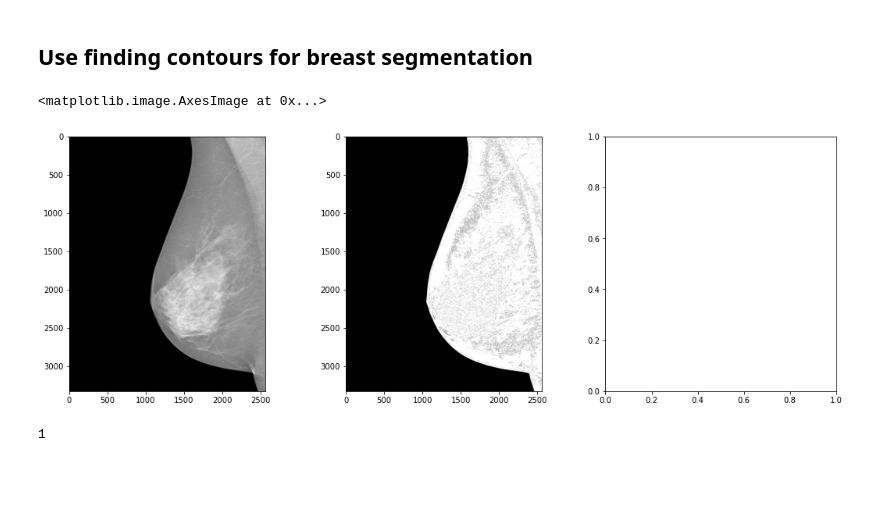
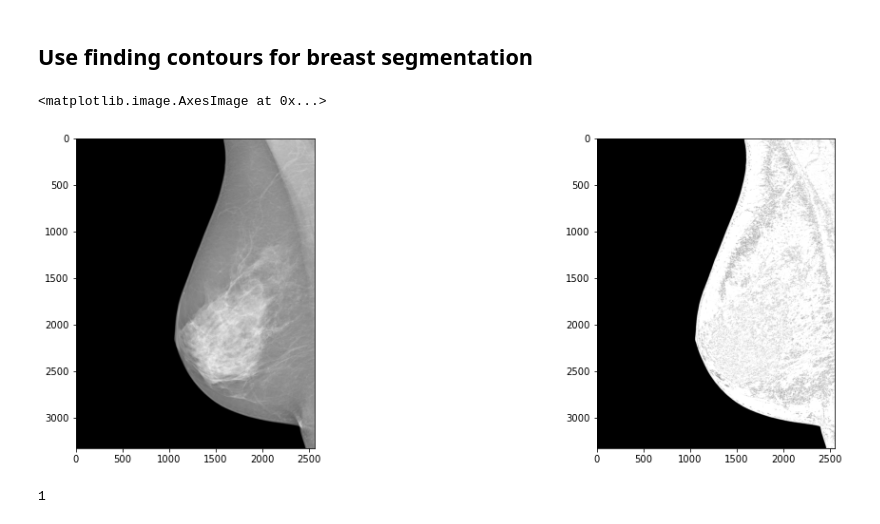
Before and after one commit to Subhra11/Breast-Cancer-Detection, a Jupyter notebook: Image Enhancement.ipynb, the cells around one changed output. Saved outputs shown, nothing was run; the diff lists cells and outputs as text; code cells hidden in the pictures; blank space fills up the shorter version.

```diff
--- a/Image Enhancement.ipynb
+++ b/Image Enhancement.ipynb
@@ -404,14 +404,14 @@ ret,th = cv2.threshold(img.astype(np.uint8), 13, 255, cv2.THRESH_BINARY)
 # %%
 contours, hierarchy = cv2.findContours(th, cv2.RETR_TREE, cv2.CHAIN_APPROX_SIMPLE)
 # %%
-fig,axes = subplots(1, 3)
+fig,axes = subplots(1, 2)
 fig.set_size_inches([18, 6])
 axes[0].imshow(img_norm, cmap='gray')
 axes[1].imshow(th, cmap='gray')
 #axes[2].imshow(th_, cmap='gray')
 # %% [output]
 <matplotlib.image.AxesImage at 0x...>
-[figure, old version]
+[figure, new version]
 # %%
 cont_areas = [cv2.contourArea(c_) for c_ in contours]
 np.argmax(cont_areas)
```
Also changed, not shown: parts of 9 cells of this notebook.
